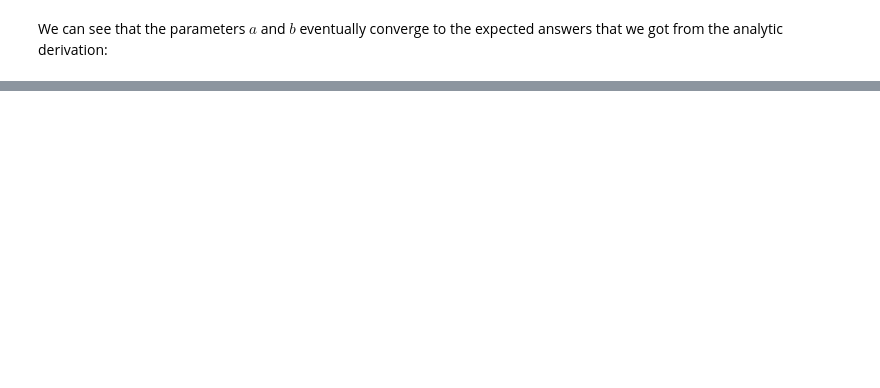
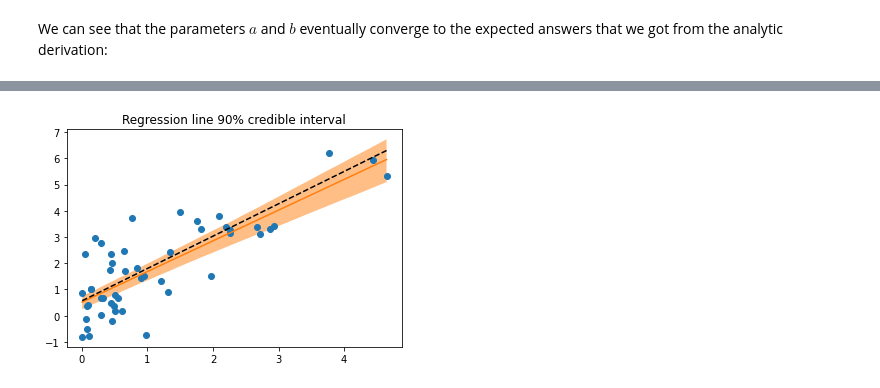
Before and after one commit to ecotner/pytorch-tutorial, a Jupyter notebook: pyro/02_inference.ipynb, the cells around one changed output, grey strips where cells are left out. Drawn from its saved outputs; the diff is of its cells as text; code cells hidden in the pictures; blank space fills up the shorter version.

```diff
--- a/pyro/02_inference.ipynb
+++ b/pyro/02_inference.ipynb
@@ -103,0 +203,26 @@ plt.tight_layout()
+# %%
+from pyro.infer import Predictive
+
+num_samples = 1000
+predictive = Predictive(model.predict, guide=model.guide, num_samples=num_samples, return_sites=("m", "b", "eps", "obs"))
+samples = predictive(data)
+# %%
+# scatter plot of data
+plt.scatter(*data.T)
+# Plot mean regression line
+ps = pyro.get_param_store()
+x = np.linspace(data[:,0].min(), data[:,0].max())
+y = ps['m_mean'].item()*x + ps['b_mean'].item()
+plt.plot(x, y, color="C1")
+# Plot distribution of potential regression line
+y = samples["m"].view(-1, 1).detach() * x.reshape(1, -1) + samples["b"].view(-1, 1)
+lb = y.kthvalue(int(num_samples * 0.05), axis=0).values.detach().numpy()
+ub = y.kthvalue(int(num_samples * 0.95), axis=0).values.detach().numpy()
+plt.fill_between(x, lb, ub, alpha=0.5, zorder=-1)
+# Plot actual regression line
+plt.plot(x, M*x+B, color='black', linestyle='--')
+
+plt.title("Regression line 90% credible interval")
+plt.show()
+# %% [output]
+[figure, added]
```
Also changed, not shown: parts of 10 cells of this notebook.
